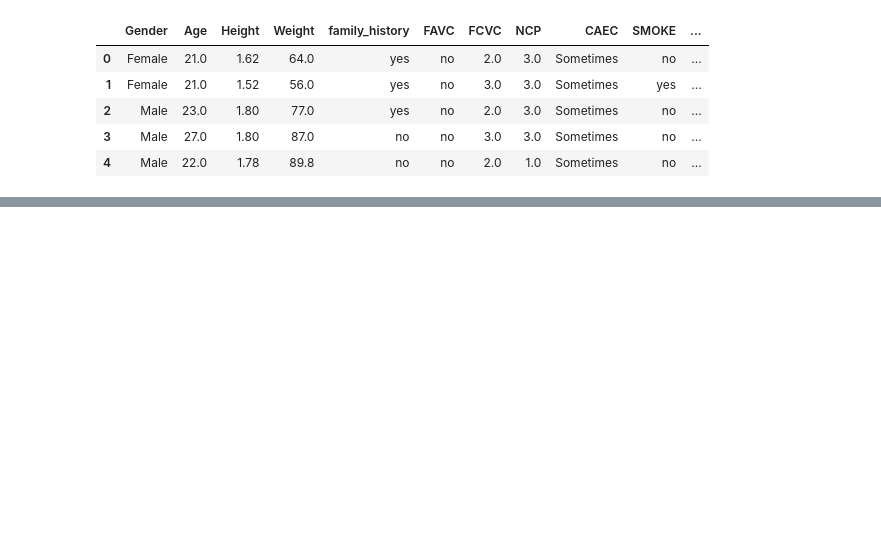
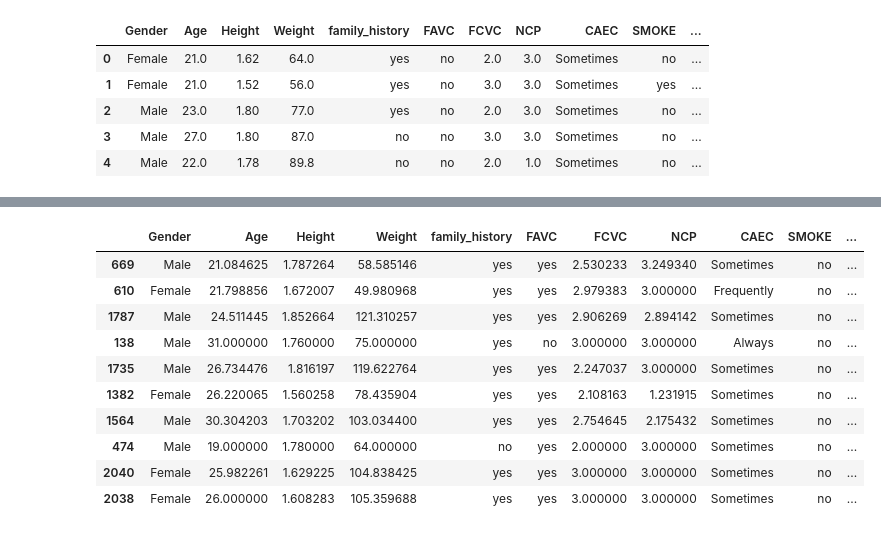
Before and after one commit to islamnafi/my-data-science-log, a Jupyter notebook: pandas/pandas.ipynb, the cells around one changed output, grey strips where cells are left out. Saved outputs shown, nothing was run; the diff lists cells and outputs as text; code cells hidden in the pictures; blank space fills up the shorter version.

```diff
--- a/pandas/pandas.ipynb
+++ b/pandas/pandas.ipynb
@@ -22,0 +47,14 @@ df.head()
+# %%
+df.sample(10)
+# %% [output]
+|  | Gender | Age | Height | Weight | family_history | FAVC | FCVC | NCP | CAEC | SMOKE | ... |
+| 669 | Male | 21.084625 | 1.787264 | 58.585146 | yes | yes | 2.530233 | 3.249340 | Sometimes | no | ... |
+| 610 | Female | 21.798856 | 1.672007 | 49.980968 | yes | yes | 2.979383 | 3.000000 | Frequently | no | ... |
+| 1787 | Male | 24.511445 | 1.852664 | 121.310257 | yes | yes | 2.906269 | 2.894142 | Sometimes | no | ... |
+| 138 | Male | 31.000000 | 1.760000 | 75.000000 | yes | no | 3.000000 | 3.000000 | Always | no | ... |
+| 1735 | Male | 26.734476 | 1.816197 | 119.622764 | yes | yes | 2.247037 | 3.000000 | Sometimes | no | ... |
+| 1382 | Female | 26.220065 | 1.560258 | 78.435904 | yes | yes | 2.108163 | 1.231915 | Sometimes | no | ... |
+| 1564 | Male | 30.304203 | 1.703202 | 103.034400 | yes | yes | 2.754645 | 2.175432 | Sometimes | no | ... |
+| 474 | Male | 19.000000 | 1.780000 | 64.000000 | no | yes | 2.000000 | 3.000000 | Sometimes | no | ... |
+| 2040 | Female | 25.982261 | 1.629225 | 104.838425 | yes | yes | 3.000000 | 3.000000 | Sometimes | no | ... |
+| 2038 | Female | 26.000000 | 1.608283 | 105.359688 | yes | yes | 3.000000 | 3.000000 | Sometimes | no | ... |
```
Also changed, not shown: parts of 12 cells of this notebook.
